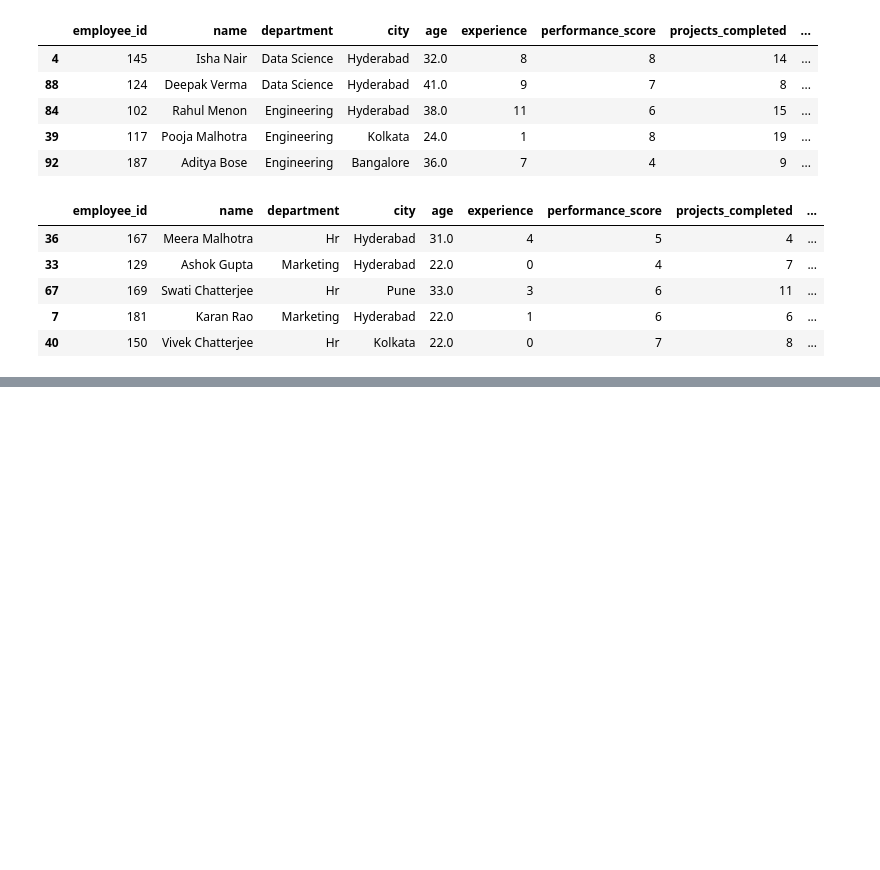
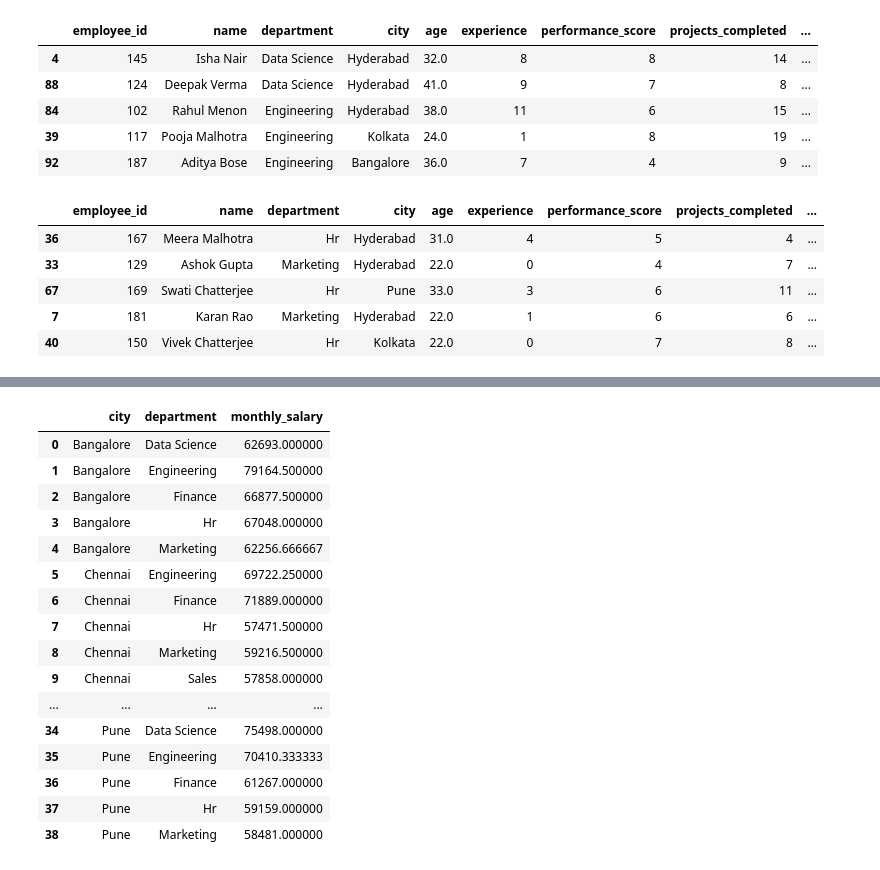
Before and after one commit to Ruhi1010/machine_learning, a Jupyter notebook: ml_library_basics/pandas/pandas_2.ipynb, the cells around one changed output, grey strips where cells are left out. Cells and saved outputs as stored; diff of their text form; code cells hidden in the pictures; blank space fills up the shorter version.

```diff
--- a/ml_library_basics/pandas/pandas_2.ipynb
+++ b/ml_library_basics/pandas/pandas_2.ipynb
@@ -879,0 +956,2 @@ data.nsmallest(5, 'monthly_salary')
+# %%
+data['age'] = data['age'].astype(int)
@@ -879,0 +1035,20 @@ data.nsmallest(5, 'monthly_salary')
+# %%
+data.groupby(['city', 'department'])['monthly_salary'].mean().reset_index()
+# %% [output]
+|  | city | department | monthly_salary |
+| 0 | Bangalore | Data Science | 62693.000000 |
+| 1 | Bangalore | Engineering | 79164.500000 |
+| 2 | Bangalore | Finance | 66877.500000 |
+| 3 | Bangalore | Hr | 67048.000000 |
+| 4 | Bangalore | Marketing | 62256.666667 |
+| 5 | Chennai | Engineering | 69722.250000 |
+| 6 | Chennai | Finance | 71889.000000 |
+| 7 | Chennai | Hr | 57471.500000 |
+| 8 | Chennai | Marketing | 59216.500000 |
+| 9 | Chennai | Sales | 57858.000000 |
+| ... | ... | ... | ... |
+| 34 | Pune | Data Science | 75498.000000 |
+| 35 | Pune | Engineering | 70410.333333 |
+| 36 | Pune | Finance | 61267.000000 |
+| 37 | Pune | Hr | 59159.000000 |
+| 38 | Pune | Marketing | 58481.000000 |
```
Also changed, not shown: parts of 31 cells of this notebook.
